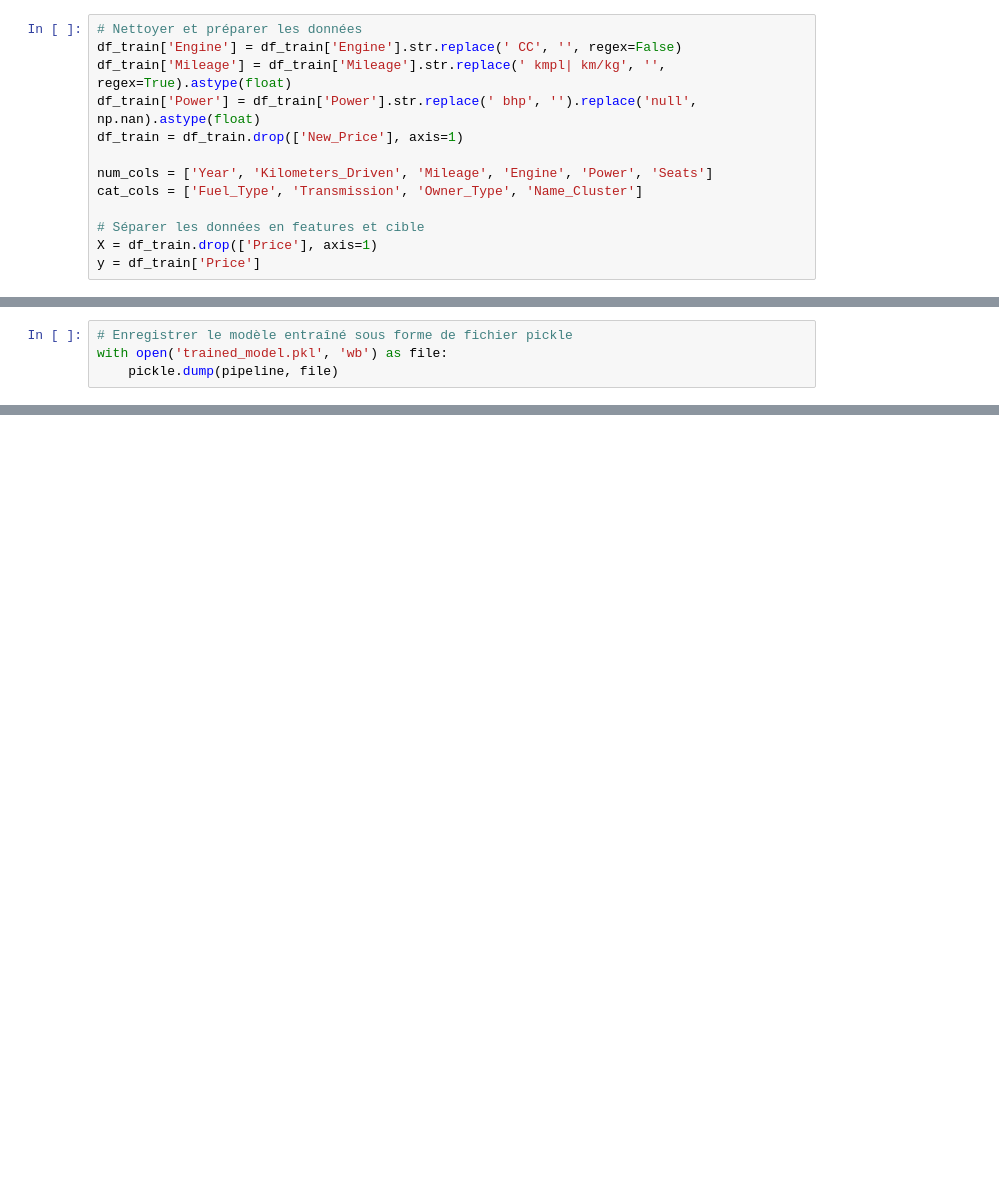
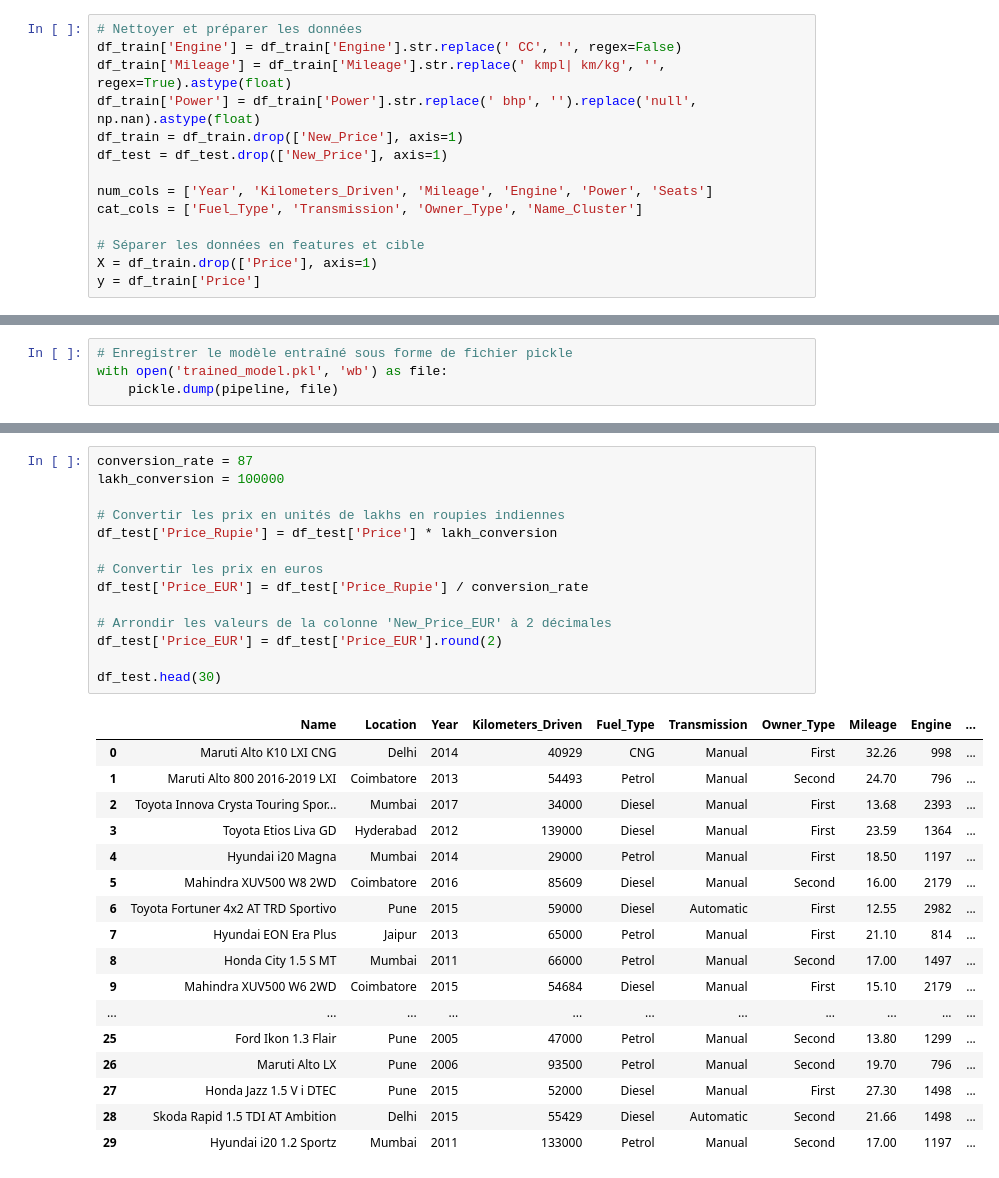
Before and after one commit to Hadjer-2023/car-occasion-price-predict, a Jupyter notebook: GradientBoostingRegressor.ipynb, the cells around one changed output, grey strips where cells are left out. Drawn from its saved outputs; the diff is of its cells as text; blank space fills up the shorter version.

```diff
--- a/GradientBoostingRegressor.ipynb
+++ b/GradientBoostingRegressor.ipynb
@@ -48,6 +50,7 @@ df_train['Engine'] = df_train['Engine'].str.replace(' CC', '', regex=False)
 df_train['Mileage'] = df_train['Mileage'].str.replace(' kmpl| km/kg', '', regex=True).astype(float)
 df_train['Power'] = df_train['Power'].str.replace(' bhp', '').replace('null', np.nan).astype(float)
 df_train = df_train.drop(['New_Price'], axis=1)
+df_test = df_test.drop(['New_Price'], axis=1)
 
 num_cols = ['Year', 'Kilometers_Driven', 'Mileage', 'Engine', 'Power', 'Seats']
 cat_cols = ['Fuel_Type', 'Transmission', 'Owner_Type', 'Name_Cluster']
@@ -122,0 +178,32 @@ with open('trained_model.pkl', 'wb') as file:
+# %%
+conversion_rate = 87
+lakh_conversion = 100000
+
+# Convertir les prix en unités de lakhs en roupies indiennes
+df_test['Price_Rupie'] = df_test['Price'] * lakh_conversion
+
+# Convertir les prix en euros
+df_test['Price_EUR'] = df_test['Price_Rupie'] / conversion_rate
+
+# Arrondir les valeurs de la colonne 'New_Price_EUR' à 2 décimales
+df_test['Price_EUR'] = df_test['Price_EUR'].round(2)
+
+df_test.head(30)
+# %% [output]
+|  | Name | Location | Year | Kilometers_Driven | Fuel_Type | Transmission | Owner_Type | Mileage | Engine | ... |
+| 0 | Maruti Alto K10 LXI CNG | Delhi | 2014 | 40929 | CNG | Manual | First | 32.26 | 998 | ... |
+| 1 | Maruti Alto 800 2016-2019 LXI | Coimbatore | 2013 | 54493 | Petrol | Manual | Second | 24.70 | 796 | ... |
+| 2 | Toyota Innova Crysta Touring Spor... | Mumbai | 2017 | 34000 | Diesel | Manual | First | 13.68 | 2393 | ... |
+| 3 | Toyota Etios Liva GD | Hyderabad | 2012 | 139000 | Diesel | Manual | First | 23.59 | 1364 | ... |
+| 4 | Hyundai i20 Magna | Mumbai | 2014 | 29000 | Petrol | Manual | First | 18.50 | 1197 | ... |
+| 5 | Mahindra XUV500 W8 2WD | Coimbatore | 2016 | 85609 | Diesel | Manual | Second | 16.00 | 2179 | ... |
+| 6 | Toyota Fortuner 4x2 AT TRD Sportivo | Pune | 2015 | 59000 | Diesel | Automatic | First | 12.55 | 2982 | ... |
+| 7 | Hyundai EON Era Plus | Jaipur | 2013 | 65000 | Petrol | Manual | First | 21.10 | 814 | ... |
+| 8 | Honda City 1.5 S MT | Mumbai | 2011 | 66000 | Petrol | Manual | Second | 17.00 | 1497 | ... |
+| 9 | Mahindra XUV500 W6 2WD | Coimbatore | 2015 | 54684 | Diesel | Manual | First | 15.10 | 2179 | ... |
+| ... | ... | ... | ... | ... | ... | ... | ... | ... | ... | ... |
+| 25 | Ford Ikon 1.3 Flair | Pune | 2005 | 47000 | Petrol | Manual | Second | 13.80 | 1299 | ... |
+| 26 | Maruti Alto LX | Pune | 2006 | 93500 | Petrol | Manual | Second | 19.70 | 796 | ... |
+| 27 | Honda Jazz 1.5 V i DTEC | Pune | 2015 | 52000 | Diesel | Manual | First | 27.30 | 1498 | ... |
+| 28 | Skoda Rapid 1.5 TDI AT Ambition | Delhi | 2015 | 55429 | Diesel | Automatic | Second | 21.66 | 1498 | ... |
+| 29 | Hyundai i20 1.2 Sportz | Mumbai | 2011 | 133000 | Petrol | Manual | Second | 17.00 | 1197 | ... |
```
Also changed, not shown: parts of 4 cells of this notebook, 2 other files.
